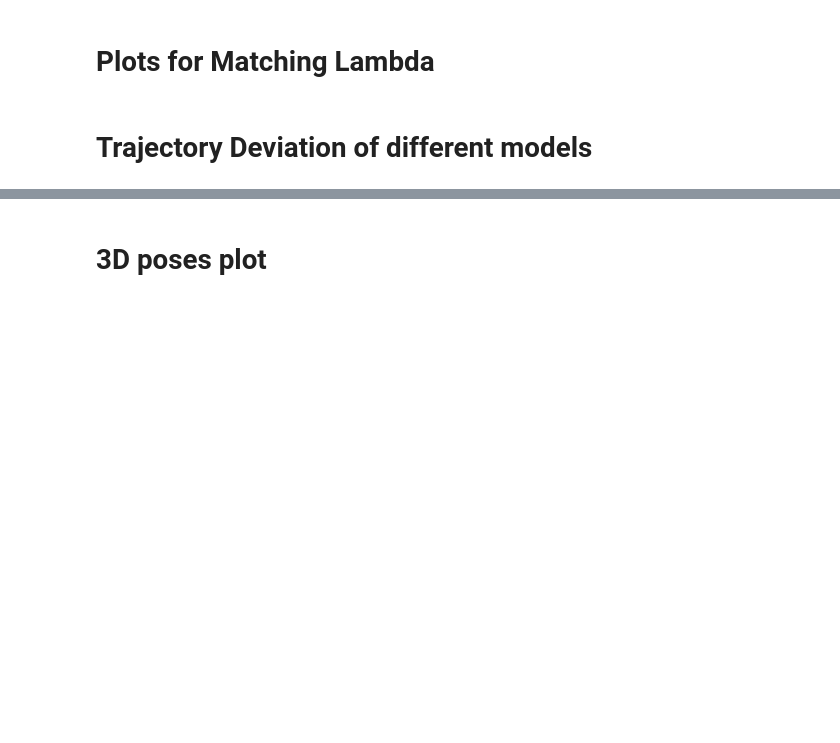
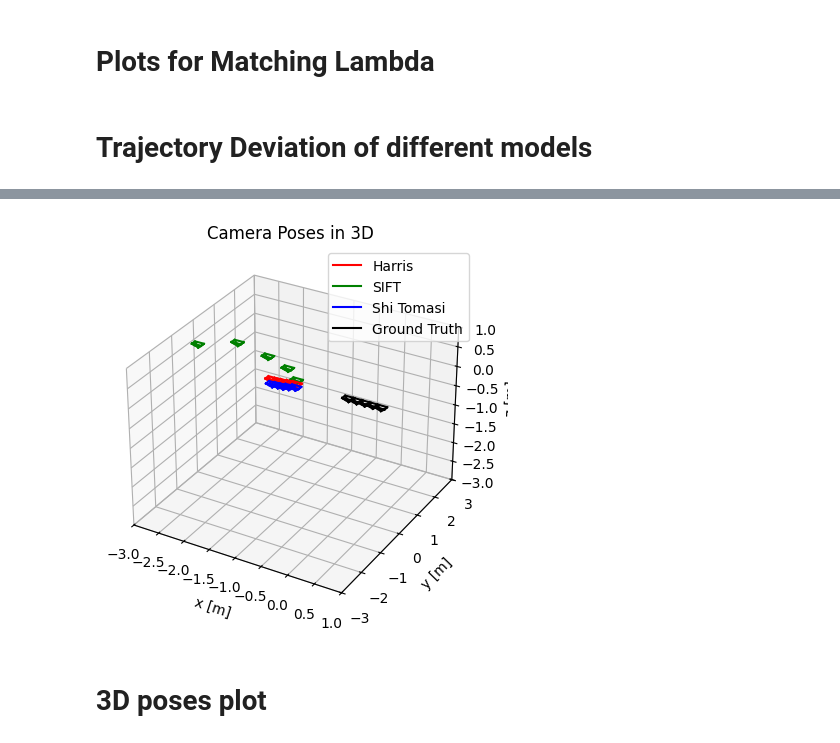
Before and after one commit to SwissJAB/VO_miniproject, a Jupyter notebook: Code/plots/plots.ipynb, the cells around one changed output, grey strips where cells are left out. Drawn from its saved outputs; the diff is of its cells as text; code cells hidden in the pictures; blank space fills up the shorter version.

```diff
--- a/Code/plots/plots.ipynb
+++ b/Code/plots/plots.ipynb
@@ -107,0 +110,81 @@ plt.show()
+# %%
+import numpy as np
+import glob
+from scipy.stats import norm
+from mpl_toolkits.mplot3d import Axes3D
+import matplotlib.pyplot as plt
+import pytransform3d.camera as pc
+import pytransform3d.transformations as pt
+
+# get the poses txt files in the folder
+file_list = glob.glob('/Users/swissjab/Desktop/uzh_vision/VO_miniproject/Code/plots/pose*.txt')
+
+#load the data from the txt files and differeniating between the different methods
+data = {}
+for file in file_list:
+    if 'harris' in file:
+        data['Harris'] = np.loadtxt(file)
+    elif 'sift' in file:
+        data['SIFT'] = np.loadtxt(file)
+    elif 'shi_tomasi' in file:
+        data['Shi Tomasi'] = np.loadtxt(file)
+
+# get the ground truth poses
+data["Ground Truth"] = np.loadtxt('/Users/swissjab/Desktop/uzh_vision/VO_miniproject/Datasets/parking/poses.txt')
+
+# Reformat data[label] into 2 matrices, one for the rotation matrix and another one for the translation vector
+rotation = {}
+translation = {}
+transform = {}
+for label in data:
+    rotation[label] = data[label][:, :9].reshape(-1, 3, 3)
+    translation[label] = data[label][:, [3, 7, 11]].reshape(-1, 3, 1)
+    transform[label] = data[label][:, :12].reshape(-1, 3, 4)
+
+# Initialize figure
+fig = plt.figure()
+ax = fig.add_subplot(111, projection='3d')
+
+# Set intrinsic matrix parameters
+intrinsic_matrix = np.array([[331.37, 0, 320],
+                             [0, 369.568, 240],
+                             [0, 0, 1]])
+sensor_size = (640, 480)
+virtual_image_distance = 0.1
+
+# Define colors for different labels
+colors = {
+    'Harris': 'r',
+    'SIFT': 'g',
+    'Shi Tomasi': 'b',
+    'Ground Truth': 'k'
+}
+
+# Add legend
+for label in colors:
+    ax.plot([], [], color=colors[label], label=label)
+ax.legend()
+
+# Plot the camera poses
+for label in transform:
+    print(label, ": ", transform[label].shape[0])
+    #for i in range(transform[label].shape[0]):
+    for i in range(5):
+        cam2world = np.eye(4)
+        cam2world[:3, :4] = transform[label][i]
+        pc.plot_camera(ax, cam2world=cam2world, M=intrinsic_matrix, sensor_size=sensor_size, virtual_image_distance=virtual_image_distance, color=colors[label], label=label if i == 0 else "")
+
+# Add axis labels and title
+ax.set_xlabel('x [m]')
+ax.set_ylabel('y [m]')
+ax.set_zlabel('z [m]')
+ax.set_title('Camera Poses in 3D')
+
+# Scale up the axes
+ax.set_xlim([-3, 1])
+ax.set_ylim([-3, 3])
+ax.set_zlim([-3, 1])
+
+# Add legend
+plt.show()
+# %% [output]
@@ -108,3 +195,4 @@ plt.show()
+[figure, added]
 # %% [markdown]
 # 3D poses plot
 # %%
```
Also changed, not shown: parts of 5 cells of this notebook, 1 other file.
